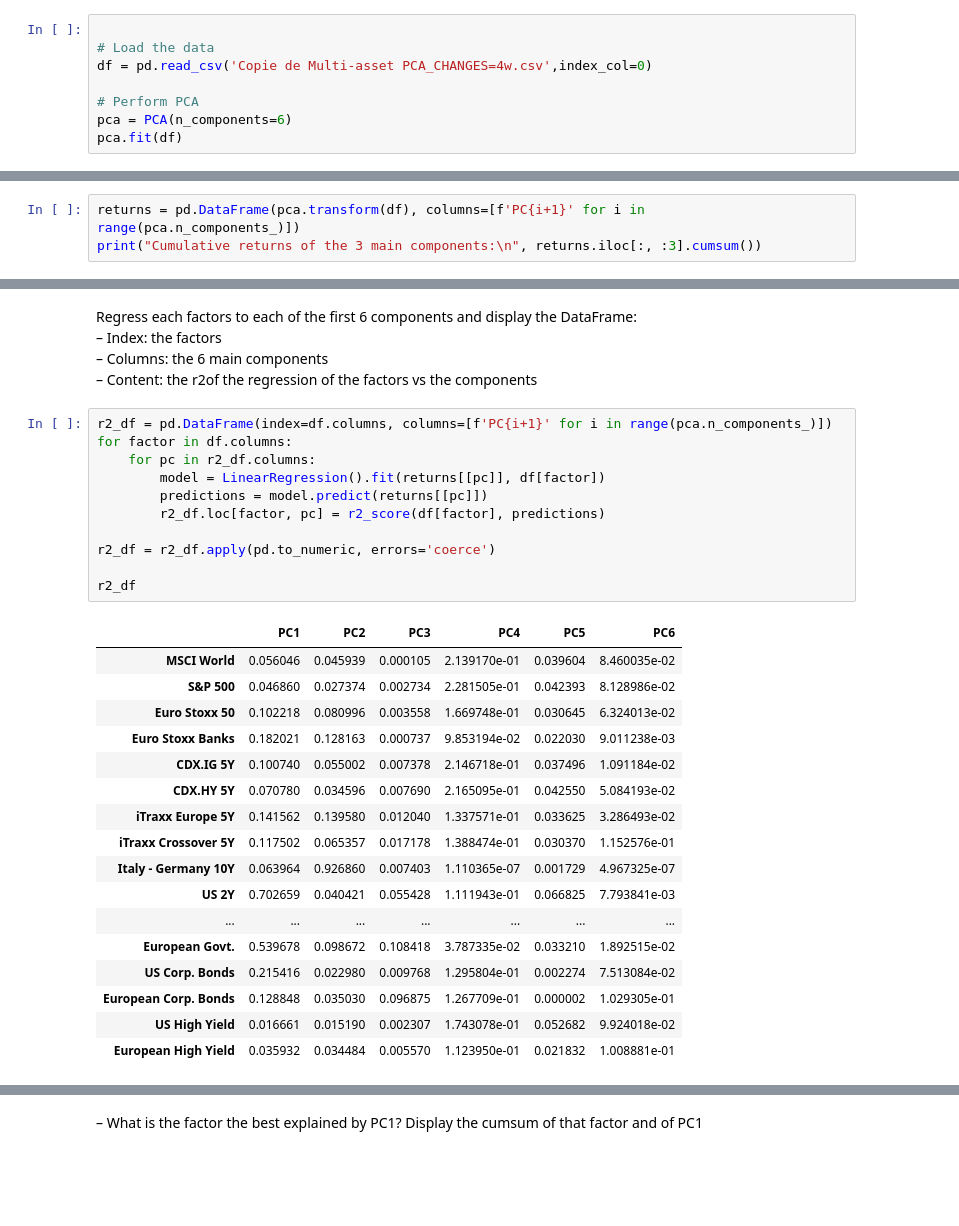
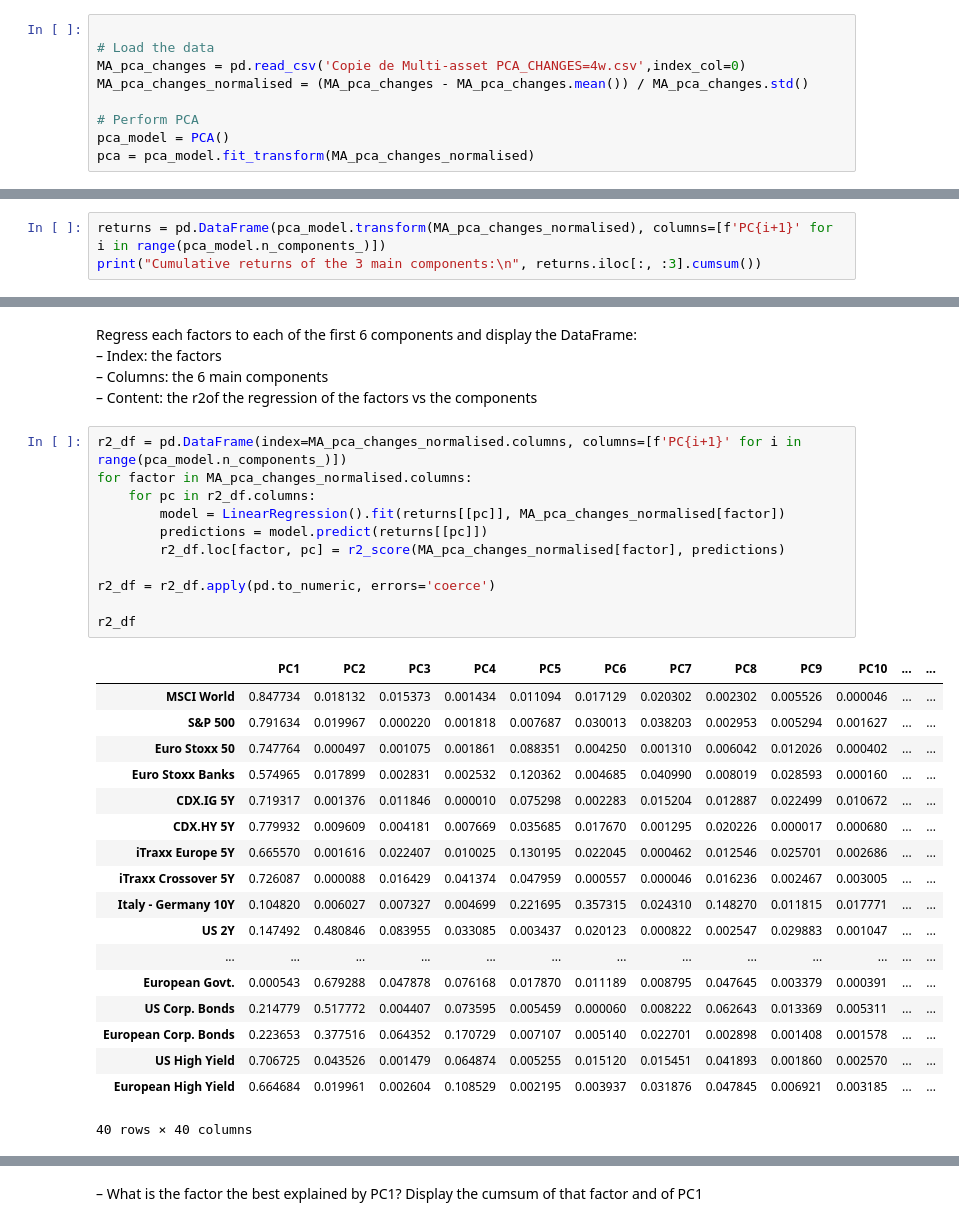
Before and after one commit to theomdvn/AlgoTrading, a Jupyter notebook: PCA.ipynb, the cells around one changed output, grey strips where cells are left out. Drawn from its saved outputs; the diff is of its cells as text; blank space fills up the shorter version.

```diff
--- a/PCA.ipynb
+++ b/PCA.ipynb
@@ -13,8 +13,9 @@ Make the PCA of the factors in Multi-asset PCA CHANGES=4w.csv
 # %%
 
 # Load the data
-df = pd.read_csv('Copie de Multi-asset PCA_CHANGES=4w.csv',index_col=0)
+MA_pca_changes = pd.read_csv('Copie de Multi-asset PCA_CHANGES=4w.csv',index_col=0)
+MA_pca_changes_normalised = (MA_pca_changes - MA_pca_changes.mean()) / MA_pca_changes.std()
 
 # Perform PCA
-pca = PCA(n_components=6)
-pca.fit(df)
+pca_model = PCA()
+pca = pca_model.fit_transform(MA_pca_changes_normalised)
@@ -74,7 +88,7 @@ print(f"{components_80} components are needed to explain 80% of the variance.")
 # %% [markdown]
 Display the cumsum of the returns of the 3 main components
 # %%
-returns = pd.DataFrame(pca.transform(df), columns=[f'PC{i+1}' for i in range(pca.n_components_)])
+returns = pd.DataFrame(pca_model.transform(MA_pca_changes_normalised), columns=[f'PC{i+1}' for i in range(pca_model.n_components_)])
 print("Cumulative returns of the 3 main components:\n", returns.iloc[:, :3].cumsum())
 # %% [output]
 Cumulative returns of the 3 main components:
@@ -107,34 +121,35 @@ Regress each factors to each of the first 6 components and display the DataFrame
 – Columns: the 6 main components<br>
 – Content: the r2of the regression of the factors vs the components<br>
 # %%
-r2_df = pd.DataFrame(index=df.columns, columns=[f'PC{i+1}' for i in range(pca.n_components_)])
-for factor in df.columns:
+r2_df = pd.DataFrame(index=MA_pca_changes_normalised.columns, columns=[f'PC{i+1}' for i in range(pca_model.n_components_)])
+for factor in MA_pca_changes_normalised.columns:
     for pc in r2_df.columns:
-        model = LinearRegression().fit(returns[[pc]], df[factor])
+        model = LinearRegression().fit(returns[[pc]], MA_pca_changes_normalised[factor])
         predictions = model.predict(returns[[pc]])
-        r2_df.loc[factor, pc] = r2_score(df[factor], predictions)
+        r2_df.loc[factor, pc] = r2_score(MA_pca_changes_normalised[factor], predictions)
 
 r2_df = r2_df.apply(pd.to_numeric, errors='coerce')
 
 r2_df
 # %% [output]
-|  | PC1 | PC2 | PC3 | PC4 | PC5 | PC6 |
-| MSCI World | 0.056046 | 0.045939 | 0.000105 | 2.139170e-01 | 0.039604 | 8.460035e-02 |
-| S&P 500 | 0.046860 | 0.027374 | 0.002734 | 2.281505e-01 | 0.042393 | 8.128986e-02 |
-| Euro Stoxx 50 | 0.102218 | 0.080996 | 0.003558 | 1.669748e-01 | 0.030645 | 6.324013e-02 |
-| Euro Stoxx Banks | 0.182021 | 0.128163 | 0.000737 | 9.853194e-02 | 0.022030 | 9.011238e-03 |
-| CDX.IG 5Y | 0.100740 | 0.055002 | 0.007378 | 2.146718e-01 | 0.037496 | 1.091184e-02 |
-| CDX.HY 5Y | 0.070780 | 0.034596 | 0.007690 | 2.165095e-01 | 0.042550 | 5.084193e-02 |
-| iTraxx Europe 5Y | 0.141562 | 0.139580 | 0.012040 | 1.337571e-01 | 0.033625 | 3.286493e-02 |
-| iTraxx Crossover 5Y | 0.117502 | 0.065357 | 0.017178 | 1.388474e-01 | 0.030370 | 1.152576e-01 |
-| Italy - Germany 10Y | 0.063964 | 0.926860 | 0.007403 | 1.110365e-07 | 0.001729 | 4.967325e-07 |
-| US 2Y | 0.702659 | 0.040421 | 0.055428 | 1.111943e-01 | 0.066825 | 7.793841e-03 |
-| ... | ... | ... | ... | ... | ... | ... |
-| European Govt. | 0.539678 | 0.098672 | 0.108418 | 3.787335e-02 | 0.033210 | 1.892515e-02 |
-| US Corp. Bonds | 0.215416 | 0.022980 | 0.009768 | 1.295804e-01 | 0.002274 | 7.513084e-02 |
-| European Corp. Bonds | 0.128848 | 0.035030 | 0.096875 | 1.267709e-01 | 0.000002 | 1.029305e-01 |
-| US High Yield | 0.016661 | 0.015190 | 0.002307 | 1.743078e-01 | 0.052682 | 9.924018e-02 |
-| European High Yield | 0.035932 | 0.034484 | 0.005570 | 1.123950e-01 | 0.021832 | 1.008881e-01 |
+|  | PC1 | PC2 | PC3 | PC4 | PC5 | PC6 | PC7 | PC8 | PC9 | PC10 | ... | ... |
+| MSCI World | 0.847734 | 0.018132 | 0.015373 | 0.001434 | 0.011094 | 0.017129 | 0.020302 | 0.002302 | 0.005526 | 0.000046 | ... | ... |
+| S&P 500 | 0.791634 | 0.019967 | 0.000220 | 0.001818 | 0.007687 | 0.030013 | 0.038203 | 0.002953 | 0.005294 | 0.001627 | ... | ... |
+| Euro Stoxx 50 | 0.747764 | 0.000497 | 0.001075 | 0.001861 | 0.088351 | 0.004250 | 0.001310 | 0.006042 | 0.012026 | 0.000402 | ... | ... |
+| Euro Stoxx Banks | 0.574965 | 0.017899 | 0.002831 | 0.002532 | 0.120362 | 0.004685 | 0.040990 | 0.008019 | 0.028593 | 0.000160 | ... | ... |
+| CDX.IG 5Y | 0.719317 | 0.001376 | 0.011846 | 0.000010 | 0.075298 | 0.002283 | 0.015204 | 0.012887 | 0.022499 | 0.010672 | ... | ... |
+| CDX.HY 5Y | 0.779932 | 0.009609 | 0.004181 | 0.007669 | 0.035685 | 0.017670 | 0.001295 | 0.020226 | 0.000017 | 0.000680 | ... | ... |
+| iTraxx Europe 5Y | 0.665570 | 0.001616 | 0.022407 | 0.010025 | 0.130195 | 0.022045 | 0.000462 | 0.012546 | 0.025701 | 0.002686 | ... | ... |
+| iTraxx Crossover 5Y | 0.726087 | 0.000088 | 0.016429 | 0.041374 | 0.047959 | 0.000557 | 0.000046 | 0.016236 | 0.002467 | 0.003005 | ... | ... |
+| Italy - Germany 10Y | 0.104820 | 0.006027 | 0.007327 | 0.004699 | 0.221695 | 0.357315 | 0.024310 | 0.148270 | 0.011815 | 0.017771 | ... | ... |
+| US 2Y | 0.147492 | 0.480846 | 0.083955 | 0.033085 | 0.003437 | 0.020123 | 0.000822 | 0.002547 | 0.029883 | 0.001047 | ... | ... |
+| ... | ... | ... | ... | ... | ... | ... | ... | ... | ... | ... | ... | ... |
+| European Govt. | 0.000543 | 0.679288 | 0.047878 | 0.076168 | 0.017870 | 0.011189 | 0.008795 | 0.047645 | 0.003379 | 0.000391 | ... | ... |
+| US Corp. Bonds | 0.214779 | 0.517772 | 0.004407 | 0.073595 | 0.005459 | 0.000060 | 0.008222 | 0.062643 | 0.013369 | 0.005311 | ... | ... |
+| European Corp. Bonds | 0.223653 | 0.377516 | 0.064352 | 0.170729 | 0.007107 | 0.005140 | 0.022701 | 0.002898 | 0.001408 | 0.001578 | ... | ... |
+| US High Yield | 0.706725 | 0.043526 | 0.001479 | 0.064874 | 0.005255 | 0.015120 | 0.015451 | 0.041893 | 0.001860 | 0.002570 | ... | ... |
+| European High Yield | 0.664684 | 0.019961 | 0.002604 | 0.108529 | 0.002195 | 0.003937 | 0.031876 | 0.047845 | 0.006921 | 0.003185 | ... | ... |
+40 rows × 40 columns
 # %%
 best_factor = []
 for i in range(3):
```
Also changed, not shown: parts of 14 cells of this notebook, 1 other file.
